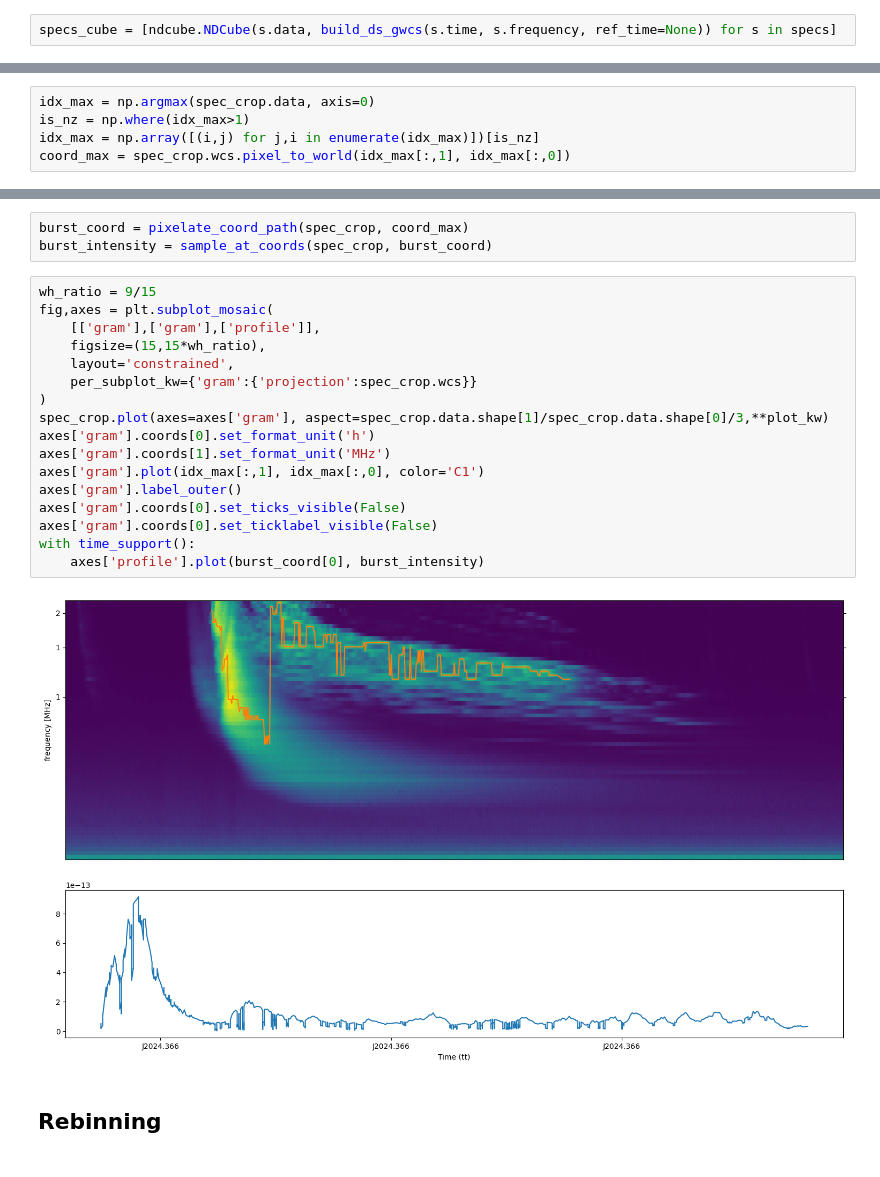
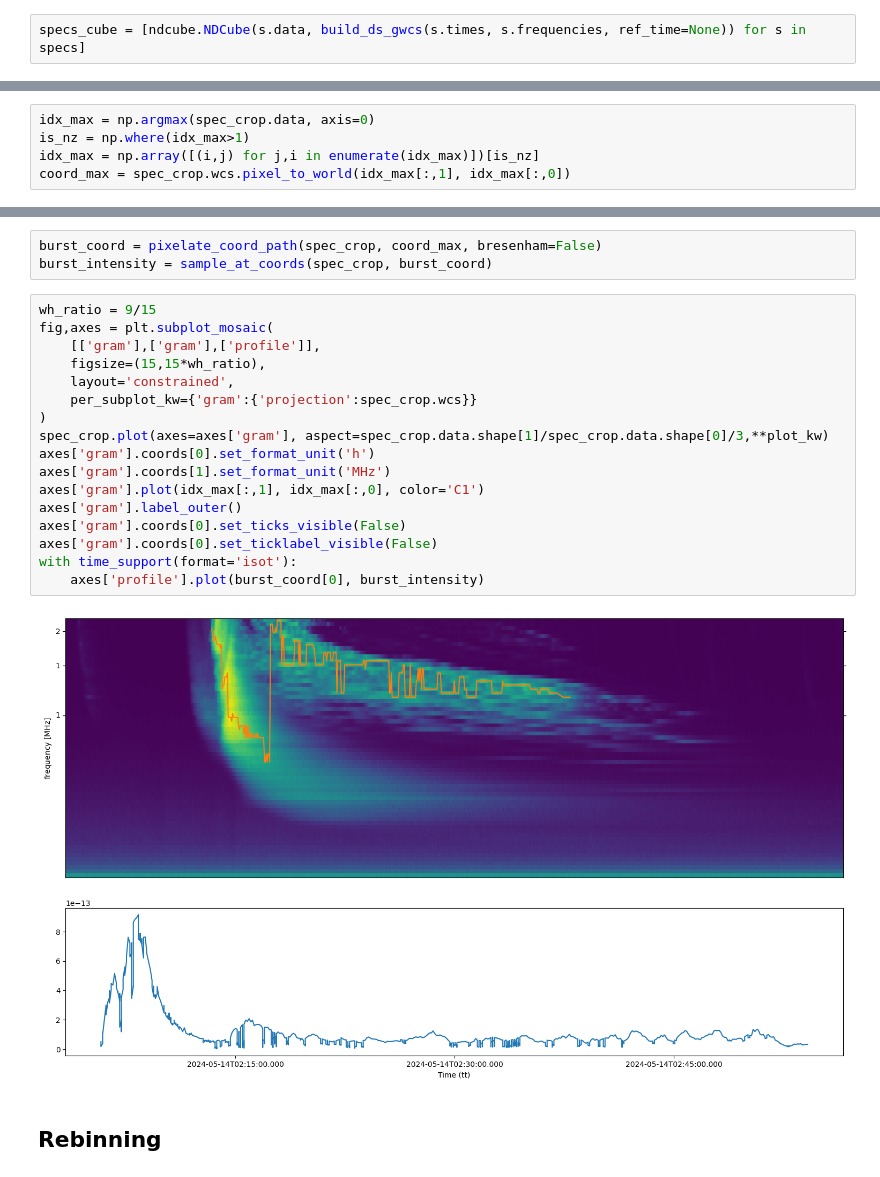
Before and after one commit to LC-radio-workshop/example_notebooks, a Jupyter notebook: ndcube-example.ipynb, the cells around one changed output, grey strips where cells are left out. Drawn from its saved outputs; the diff is of its cells as text.

```diff
--- a/ndcube-example.ipynb
+++ b/ndcube-example.ipynb
@@ -73,7 +74,7 @@ Components:
      7.56463328e+01 8.30217568e+01 9.11162756e+01 1.00000000e+02] MHz)>
 Parameters:)>
 # %%
-specs_cube = [ndcube.NDCube(s.data, build_ds_gwcs(s.time, s.frequency, ref_time=None)) for s in specs]
+specs_cube = [ndcube.NDCube(s.data, build_ds_gwcs(s.times, s.frequencies, ref_time=None)) for s in specs]
 # %% [markdown]
 ## Plotting
 # %%
@@ -175,27 +175,27 @@ def pixelate_coord_path(smap, coord_path, bresenham=False):
 def sample_at_coords(smap, coordinates):
     return u.Quantity(smap.data[smap.wcs.world_to_array_index(*coordinates)], smap.unit)
 # %%
-burst_coord = pixelate_coord_path(spec_crop, coord_max)
+burst_coord = pixelate_coord_path(spec_crop, coord_max, bresenham=False)
 burst_intensity = sample_at_coords(spec_crop, burst_coord)
 # %%
 wh_ratio = 9/15
 fig,axes = plt.subplot_mosaic(
     [['gram'],['gram'],['profile']],
     figsize=(15,15*wh_ratio),
     layout='constrained',
     per_subplot_kw={'gram':{'projection':spec_crop.wcs}}
 )
 spec_crop.plot(axes=axes['gram'], aspect=spec_crop.data.shape[1]/spec_crop.data.shape[0]/3,**plot_kw)
 axes['gram'].coords[0].set_format_unit('h')
 axes['gram'].coords[1].set_format_unit('MHz')
 axes['gram'].plot(idx_max[:,1], idx_max[:,0], color='C1')
 axes['gram'].label_outer()
 axes['gram'].coords[0].set_ticks_visible(False)
 axes['gram'].coords[0].set_ticklabel_visible(False)
-with time_support():
+with time_support(format='isot'):
     axes['profile'].plot(burst_coord[0], burst_intensity)
 # %% [output]
-[figure, old version]
+[figure, new version]
 # %% [markdown]
 ## Rebinning
 # %%
```
Also changed, not shown: parts of 8 cells of this notebook.
